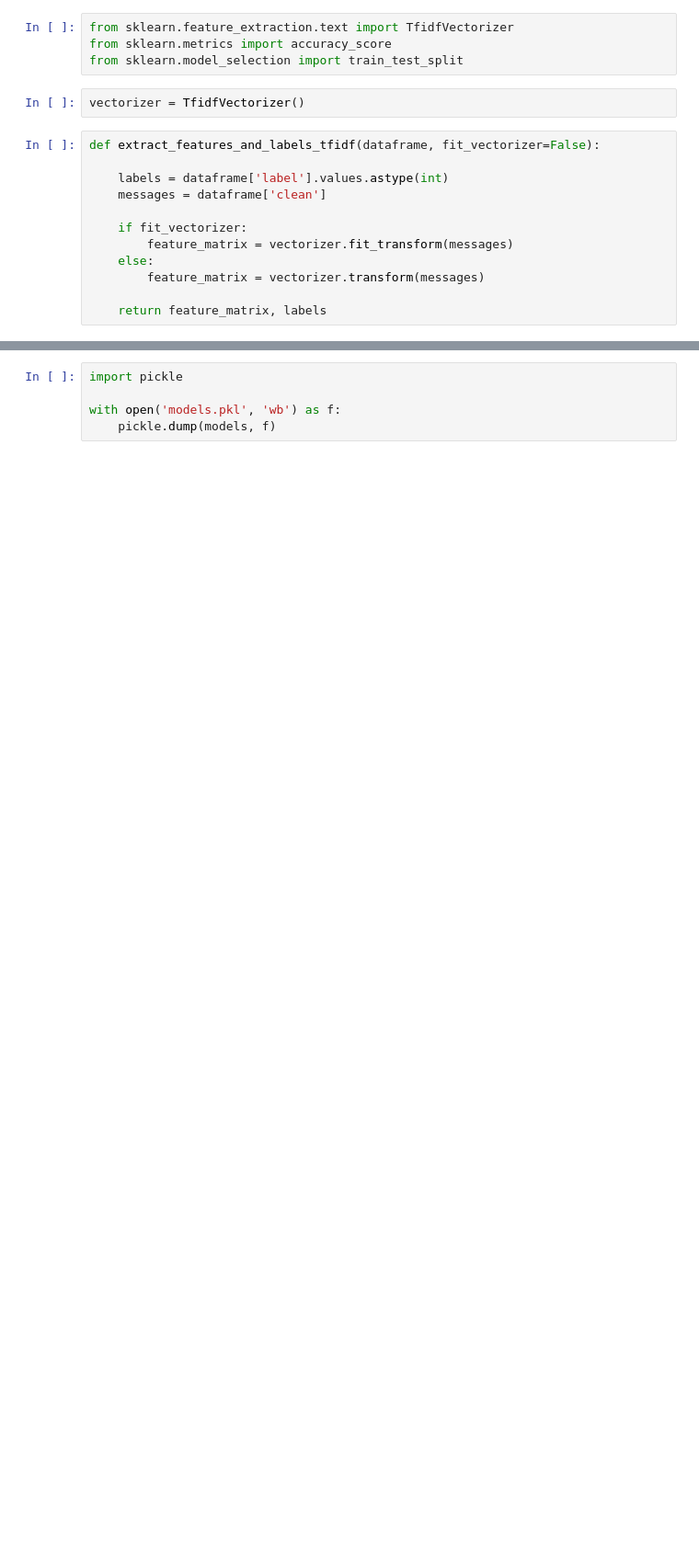
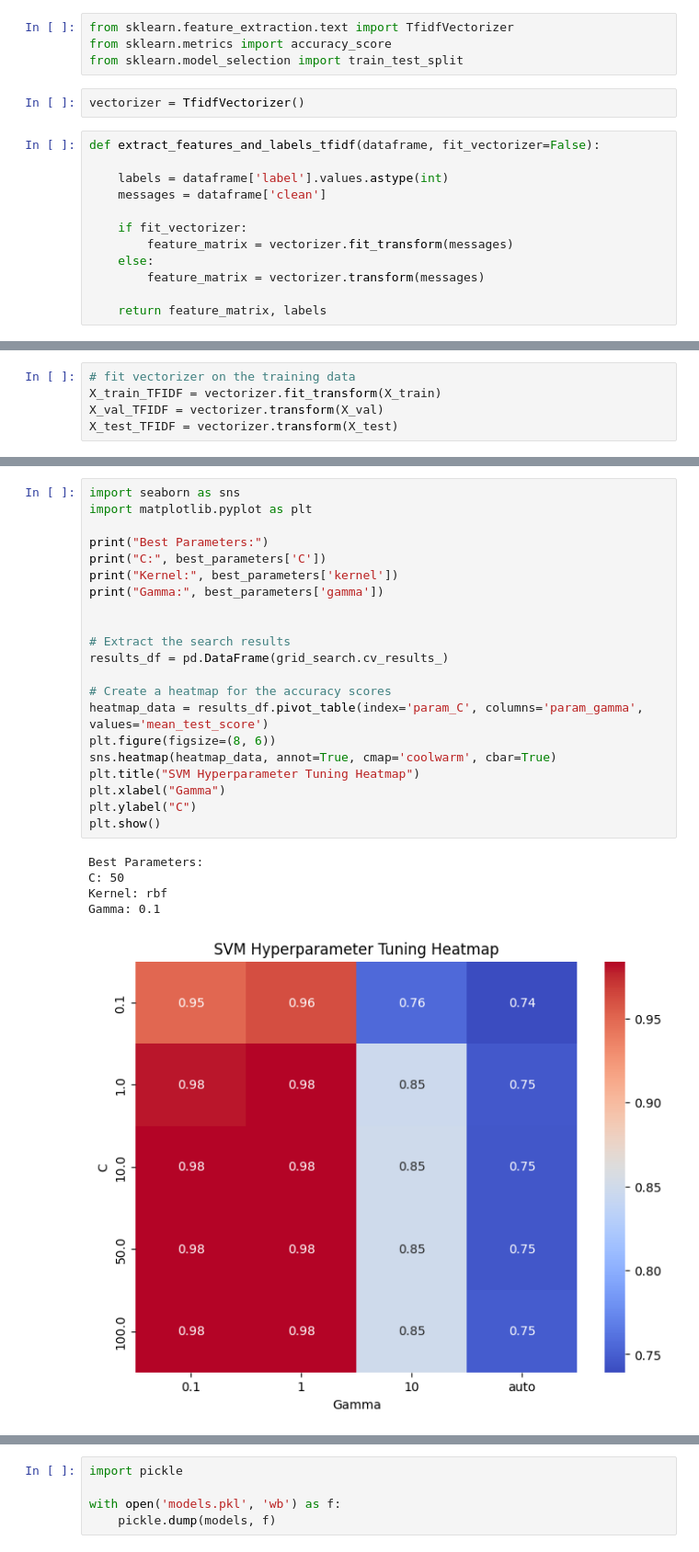
Before and after one commit to nadamdawoud/PROJECTCLASSIFICATION, a Jupyter notebook: main.ipynb, the cells around one changed output, grey strips where cells are left out. Shown at 92% size. Saved outputs shown, nothing was run; the diff lists cells and outputs as text; blank space fills up the shorter version.

```diff
--- a/main.ipynb
+++ b/main.ipynb
@@ -943,3 +989,8 @@ Naive Bayes (TF-IDF) Test Accuracy: 0.9727299970032963
     accuracy                           0.97      3337
    macro avg       0.97      0.97      0.97      3337
 weighted avg       0.97      0.97      0.97      3337
+# %%
+# fit vectorizer on the training data
+X_train_TFIDF = vectorizer.fit_transform(X_train)
+X_val_TFIDF = vectorizer.transform(X_val)
+X_test_TFIDF = vectorizer.transform(X_test)
@@ -945,0 +1059,27 @@ weighted avg       0.97      0.97      0.97      3337
+# %%
+import seaborn as sns
+import matplotlib.pyplot as plt
+
+print("Best Parameters:")
+print("C:", best_parameters['C'])
+print("Kernel:", best_parameters['kernel'])
+print("Gamma:", best_parameters['gamma'])
+
+
+# Extract the search results
+results_df = pd.DataFrame(grid_search.cv_results_)
+
+# Create a heatmap for the accuracy scores
+heatmap_data = results_df.pivot_table(index='param_C', columns='param_gamma', values='mean_test_score')
+plt.figure(figsize=(8, 6))
+sns.heatmap(heatmap_data, annot=True, cmap='coolwarm', cbar=True)
+plt.title("SVM Hyperparameter Tuning Heatmap")
+plt.xlabel("Gamma")
+plt.ylabel("C")
+plt.show()
+# %% [output]
+Best Parameters:
+C: 50
+Kernel: rbf
+Gamma: 0.1
+[figure, added]
```
Also changed, not shown: parts of 21 cells of this notebook, 1 other file.
